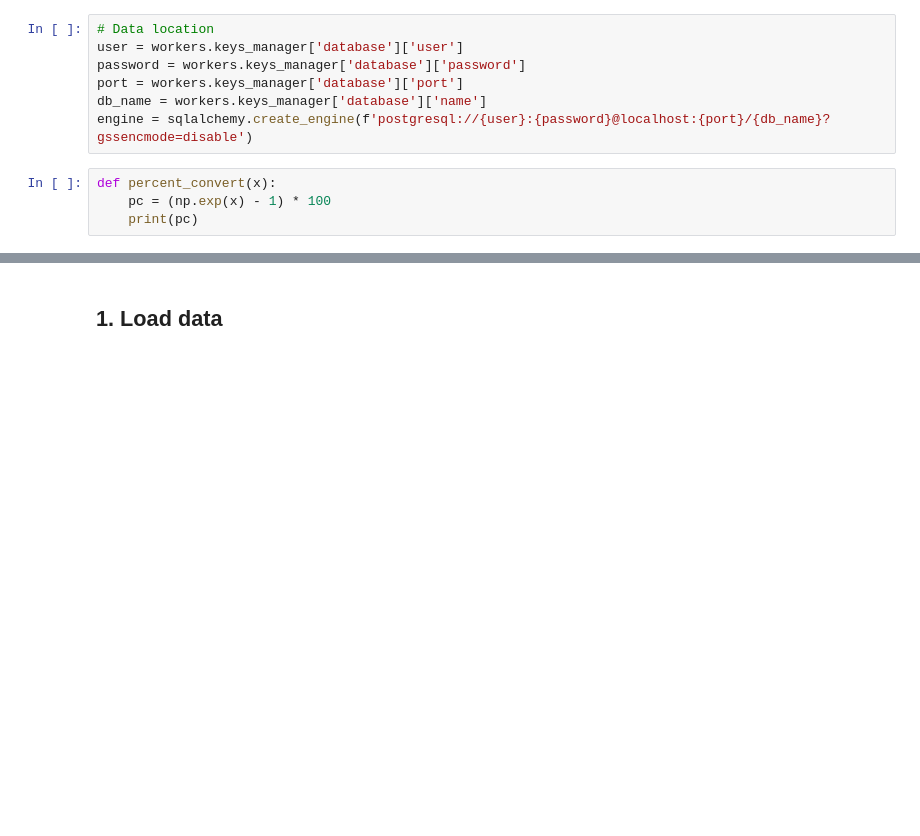
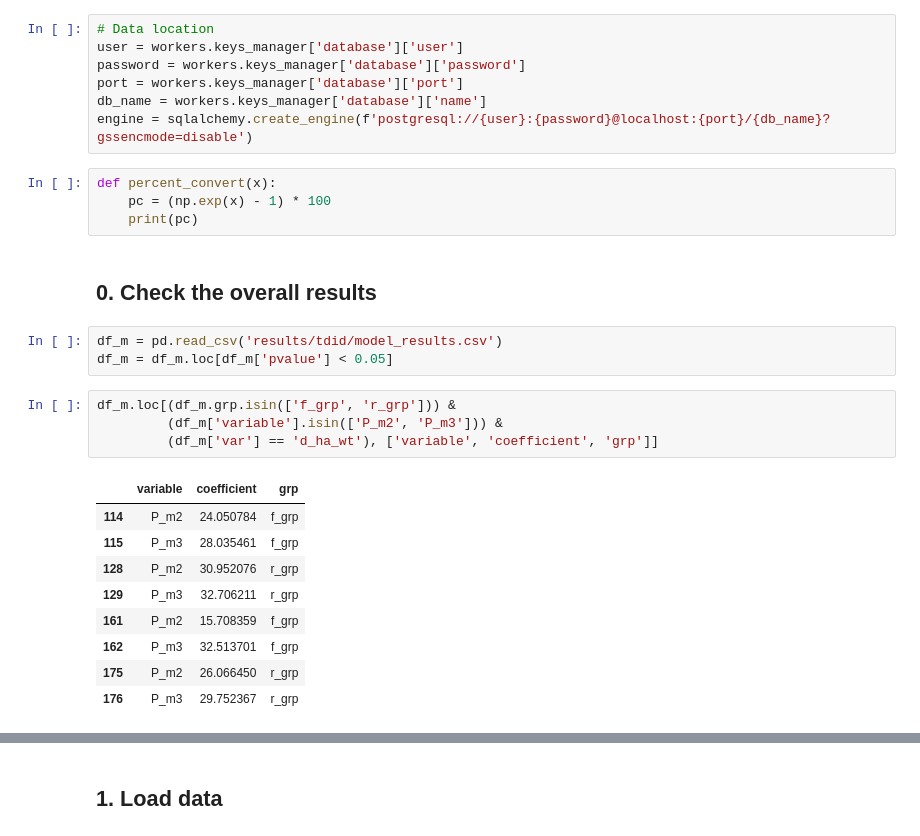
Before and after one commit to MobiSegInsights/nine-euro-ticket-de, a Jupyter notebook: src/models/26-time-shifted-did-hexagon.ipynb, the cells around one changed output, grey strips where cells are left out. Cells and saved outputs as stored; diff of their text form; blank space fills up the shorter version.

```diff
--- a/src/models/26-time-shifted-did-hexagon.ipynb
+++ b/src/models/26-time-shifted-did-hexagon.ipynb
@@ -35,3 +35,22 @@ engine = sqlalchemy.create_engine(f'postgresql://{user}:{password}@localhost:{po
 def percent_convert(x):
     pc = (np.exp(x) - 1) * 100
     print(pc)
+# %% [markdown]
+## 0. Check the overall results
+# %%
+df_m = pd.read_csv('results/tdid/model_results.csv')
+df_m = df_m.loc[df_m['pvalue'] < 0.05]
+# %%
+df_m.loc[(df_m.grp.isin(['f_grp', 'r_grp'])) &
+         (df_m['variable'].isin(['P_m2', 'P_m3'])) &
+         (df_m['var'] == 'd_ha_wt'), ['variable', 'coefficient', 'grp']]
+# %% [output]
+|  | variable | coefficient | grp |
+| 114 | P_m2 | 24.050784 | f_grp |
+| 115 | P_m3 | 28.035461 | f_grp |
+| 128 | P_m2 | 30.952076 | r_grp |
+| 129 | P_m3 | 32.706211 | r_grp |
+| 161 | P_m2 | 15.708359 | f_grp |
+| 162 | P_m3 | 32.513701 | f_grp |
+| 175 | P_m2 | 26.066450 | r_grp |
+| 176 | P_m3 | 29.752367 | r_grp |
```
Also changed, not shown: parts of 2 cells of this notebook, 24 other files.
